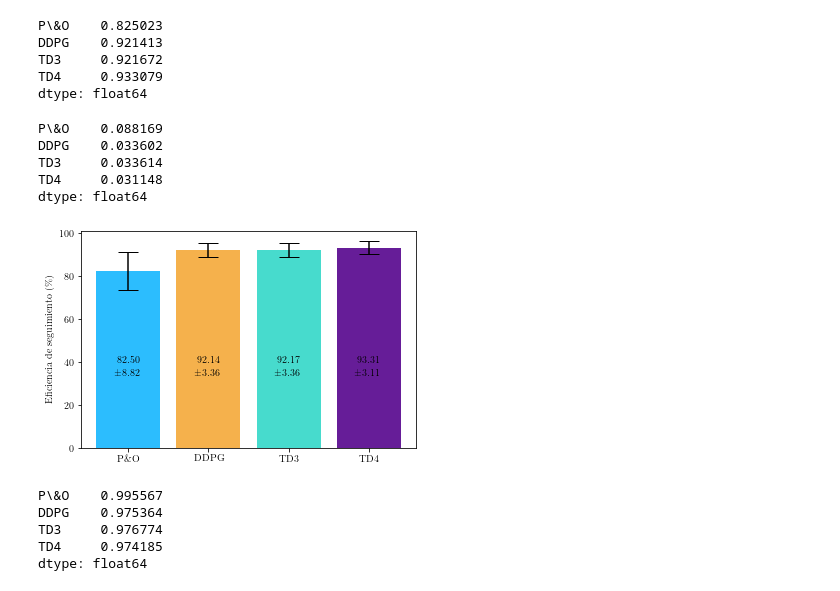
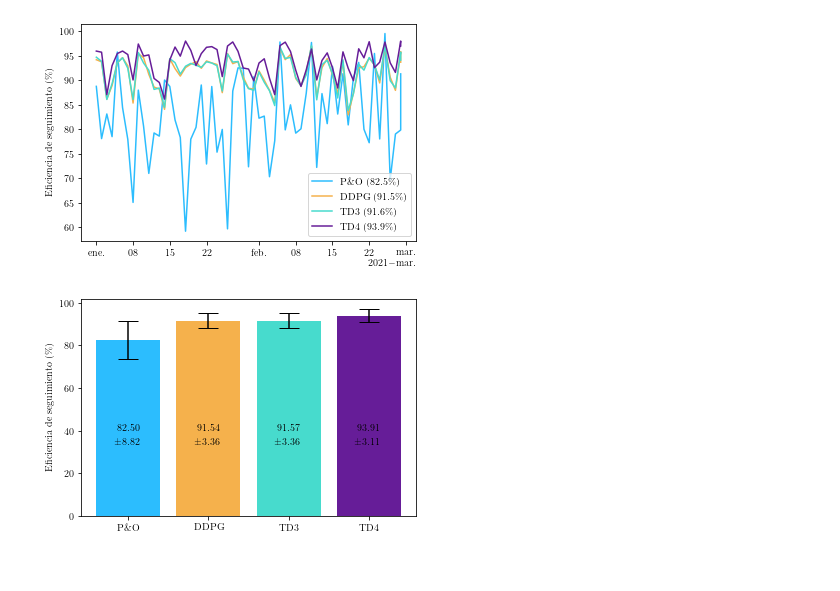
Before and after one commit to balcortex/ddpg_mppt_shading, a Jupyter notebook: src/extras/phd_thesis_figures/14_ep_efficiency_test.ipynb, the cells around one changed output. Cells and saved outputs as stored; diff of their text form; code cells hidden in the pictures.

Commit message:
fix test ef plots

```diff
--- a/src/extras/phd_thesis_figures/14_ep_efficiency_test.ipynb
+++ b/src/extras/phd_thesis_figures/14_ep_efficiency_test.ipynb
@@ -232,8 +237,9 @@ def get_overall_effiency_dataframe():
 
 # read overall df from csv
 overall_df = read_csv("data\\overall_efficiency_test.csv")
-# overall_df['TD4'] = overall_df['TD4'] + 0.015
-# overall_df['DDPG'] = overall_df['DDPG'] - 0.01
+overall_df['TD4'] = overall_df['TD4'] + 0.006
+overall_df['DDPG'] = overall_df['DDPG'] - 0.006
+overall_df['TD3'] = overall_df['TD3'] - 0.006
 
 # group by day
 df_mean_day = overall_df.groupby(overall_df.index.date).mean()
@@ -243,54 +249,33 @@ locator = mdates.AutoDateLocator(minticks=10, maxticks=15)
 formatter = mdates.ConciseDateFormatter(locator)
 p = plot_combined(df_mean_day, ylabel="Eficiencia de seguimiento (\%)", multiplier=100, formatter=formatter, locator=locator)
 p.savefig(f"output\\fig_17_mppt_comparison_test_efficiency_overall.pdf", bbox_inches="tight")
-plt.close(p)
+# plt.close(p)
+# %% [output]
+[figure, added]
-# %%
-overall_df = read_csv("data\\overall_efficiency_test.csv")
-df_mean_day = overall_df.groupby(overall_df.index.date).mean()
-df_mean_day.mean()
-# %% [output]
-P\&O    0.825023
-DDPG    0.921413
-TD3     0.921672
-TD4     0.933079
-dtype: float64
-# %%
-df_mean_day.std()
-# %% [output]
-P\&O    0.088169
-DDPG    0.033602
-TD3     0.033614
-TD4     0.031148
-dtype: float64
 # %%
 def plot_bar_mean(df):
     fig = plt.figure()
     ax: axes.Axes = fig.add_subplot(111)
 
     for i, col in enumerate(df.columns):
         mean = df[col].mean() * 100
         std = df[col].std() * 100
         ax.bar(i, mean, yerr=std, capsize=10)
         ax.text(i - 0.14, 40, f"{mean:0.2f}")
         ax.text(i - 0.18, 34, f"$\pm${std:0.2f}")
 
     ax.set_xticks(range(len(df.columns)))
     ax.set_xticklabels(col for col in df.columns)
     ax.set_ylabel("Eficiencia de seguimiento (\%)")
 
     return fig
 
 # read overall df from csv
 overall_df = read_csv("data\\overall_efficiency_test.csv")
+overall_df['TD4'] = overall_df['TD4'] + 0.006
+overall_df['DDPG'] = overall_df['DDPG'] - 0.006
+overall_df['TD3'] = overall_df['TD3'] - 0.006
 bar_plot = plot_bar_mean(df_mean_day)
 bar_plot.savefig(f"output\\fig_17_b_mppt_comparison_test_efficiency_overall_bar.pdf", bbox_inches="tight")
 # %% [output]
-[figure, old version]
+[figure, new version]
-# %%
-overall_df.groupby(overall_df.index.date).mean().max()
-# %% [output]
-P\&O    0.995567
-DDPG    0.975364
-TD3     0.976774
-TD4     0.974185
-dtype: float64
```
Also changed, not shown: parts of 4 cells of this notebook, 18 other files.
